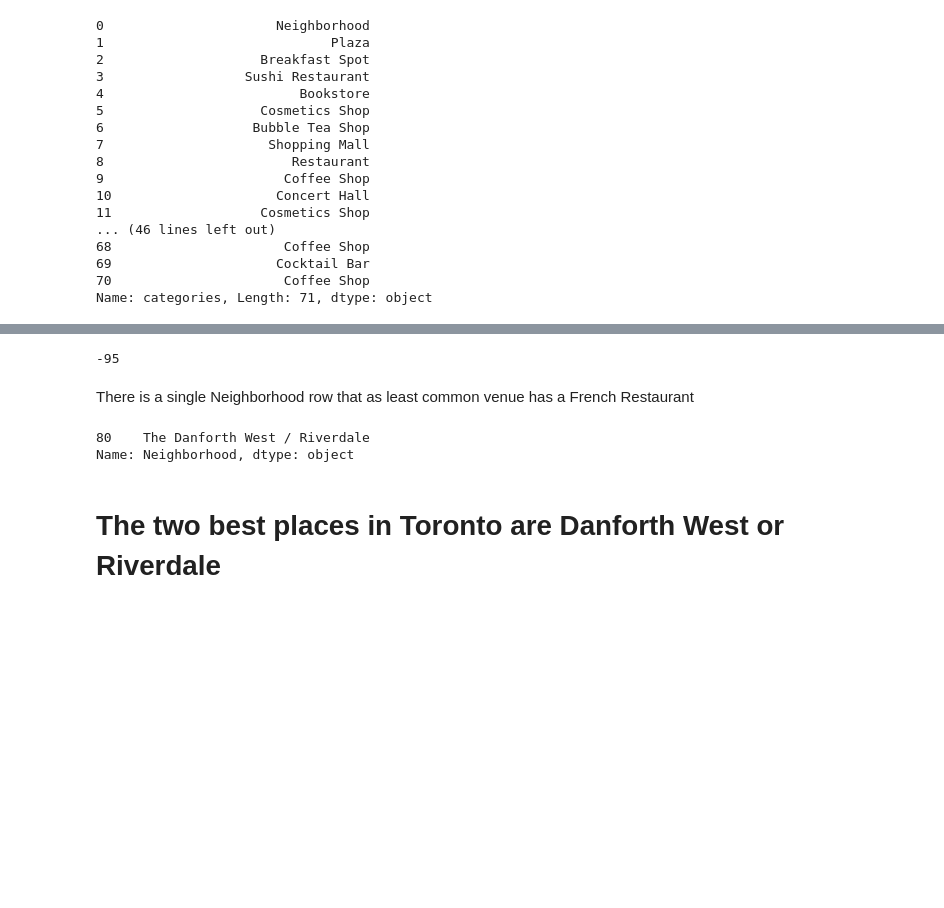
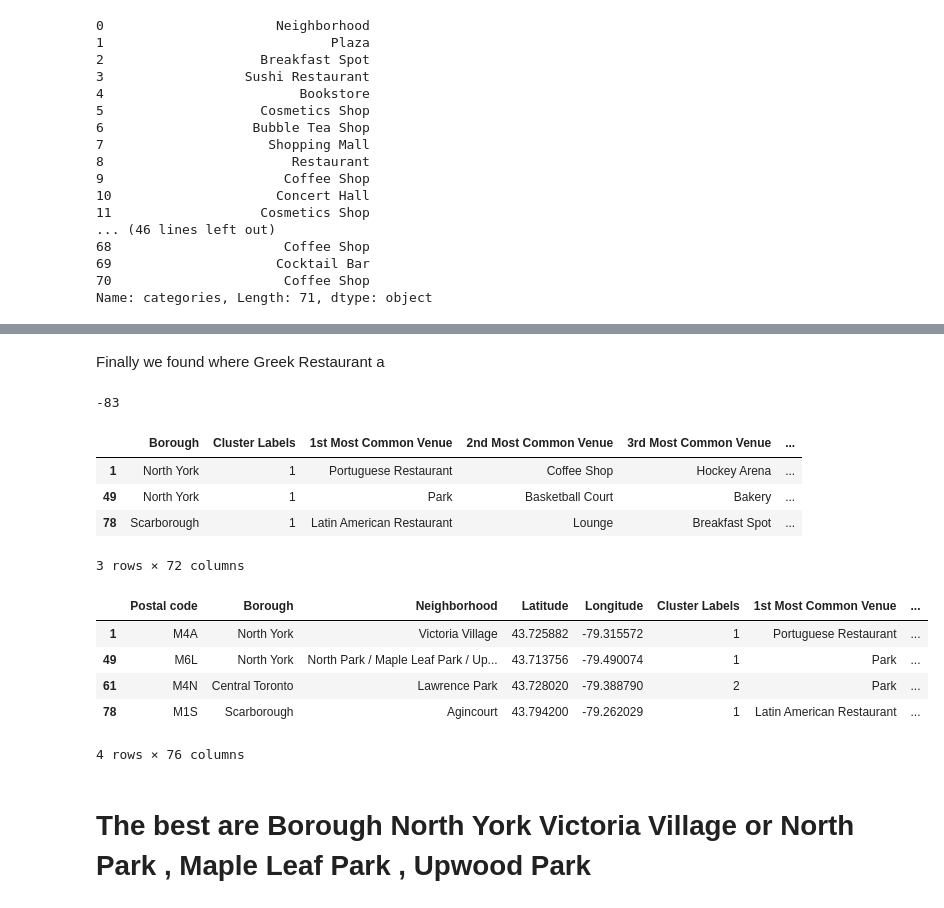
Before and after one commit to drfaust17/Coursera_Capstone, a Jupyter notebook: Capstone, Week 4.ipynb, the cells around one changed output, grey strips where cells are left out. Cells and saved outputs as stored; diff of their text form; code cells hidden in the pictures; blank space fills up the shorter version.

```diff
--- a/Capstone, Week 4.ipynb
+++ b/Capstone, Week 4.ipynb
@@ -398,8 +486,8 @@ neighborhoods_venues_sorted.shape
+# %% [markdown]
+Finally we found where Greek Restaurant a
 # %%
-df70 = neighborhoods_venues_sorted['70th Most Common Venue'].str.find('French Restaurant')
-df70.sum()
+cluster2_Ok = cluster2['70th Most Common Venue'].str.find('Greek Restaurant')
+cluster2_Ok.sum()
 # %% [output]
--95
+-83
-# %% [markdown]
-There is a single Neighborhood row that as least common venue has a French Restaurant
 # %%
@@ -407,7 +495,19 @@ DF_OK = neighborhoods_venues_sorted.loc[neighborhoods_venues_sorted['70th Most C
 # %%
-DF_OK['Neighborhood']
+DF_OK
 # %% [output]
+|  | Borough | Cluster Labels | 1st Most Common Venue | 2nd Most Common Venue | 3rd Most Common Venue | ... |
+| 1 | North York | 1 | Portuguese Restaurant | Coffee Shop | Hockey Arena | ... |
+| 49 | North York | 1 | Park | Basketball Court | Bakery | ... |
+| 78 | Scarborough | 1 | Latin American Restaurant | Lounge | Breakfast Spot | ... |
-80    The Danforth West / Riverdale
-Name: Neighborhood, dtype: object
+3 rows × 72 columns
-# %% [markdown]
-# The two best places in Toronto are Danforth West or Riverdale
+# %%
+Toronto_merged.loc[Toronto_merged['70th Most Common Venue'] =='Greek Restaurant']
+# %% [output]
+|  | Postal code | Borough | Neighborhood | Latitude | Longitude | Cluster Labels | 1st Most Common Venue | ... |
+| 1 | M4A | North York | Victoria Village | 43.725882 | -79.315572 | 1 | Portuguese Restaurant | ... |
+| 49 | M6L | North York | North Park / Maple Leaf Park / Up... | 43.713756 | -79.490074 | 1 | Park | ... |
+| 61 | M4N | Central Toronto | Lawrence Park | 43.728020 | -79.388790 | 2 | Park | ... |
+| 78 | M1S | Scarborough | Agincourt | 43.794200 | -79.262029 | 1 | Latin American Restaurant | ... |
+4 rows × 76 columns
+# %% [markdown]
+# The best are Borough North York Victoria Village or North Park , Maple Leaf Park , Upwood Park
```
Also changed, not shown: parts of 27 cells of this notebook.
